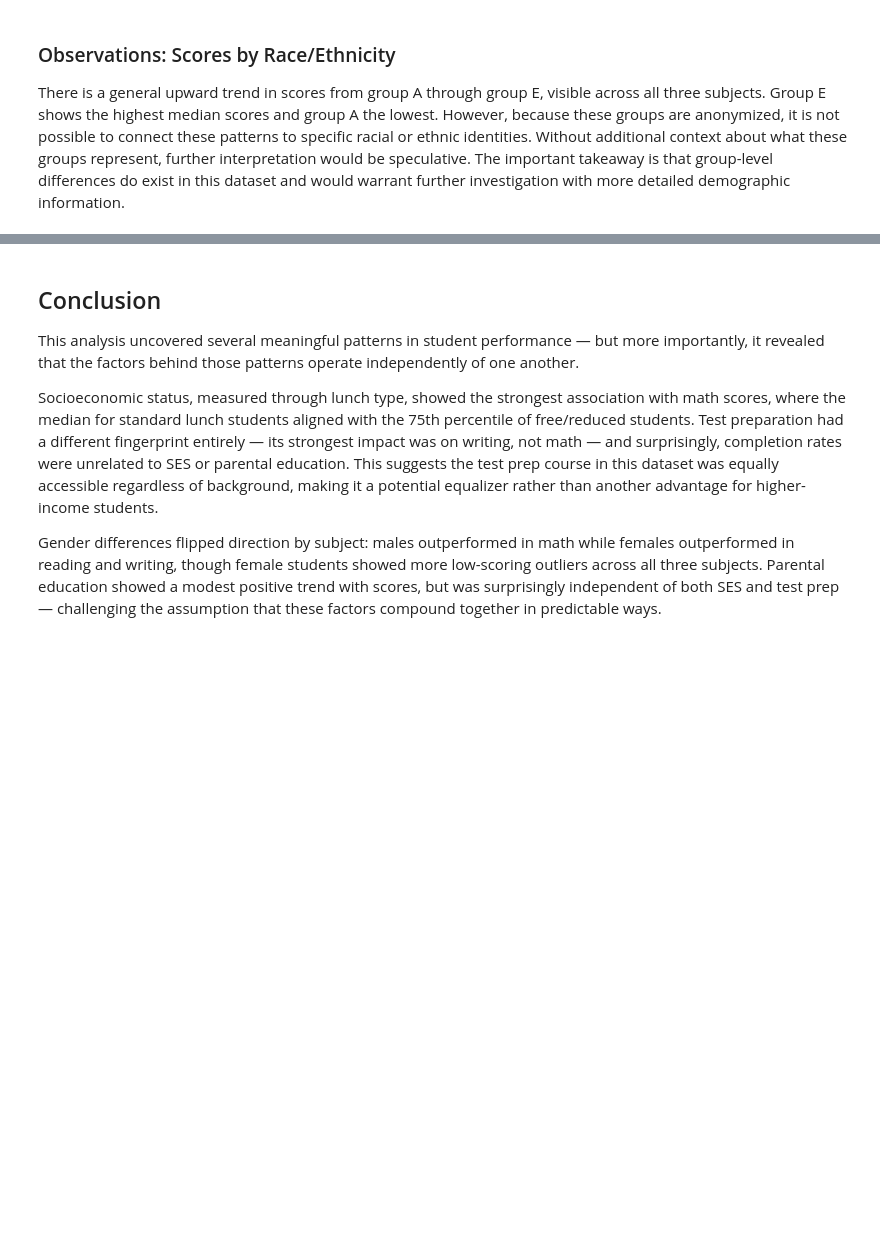
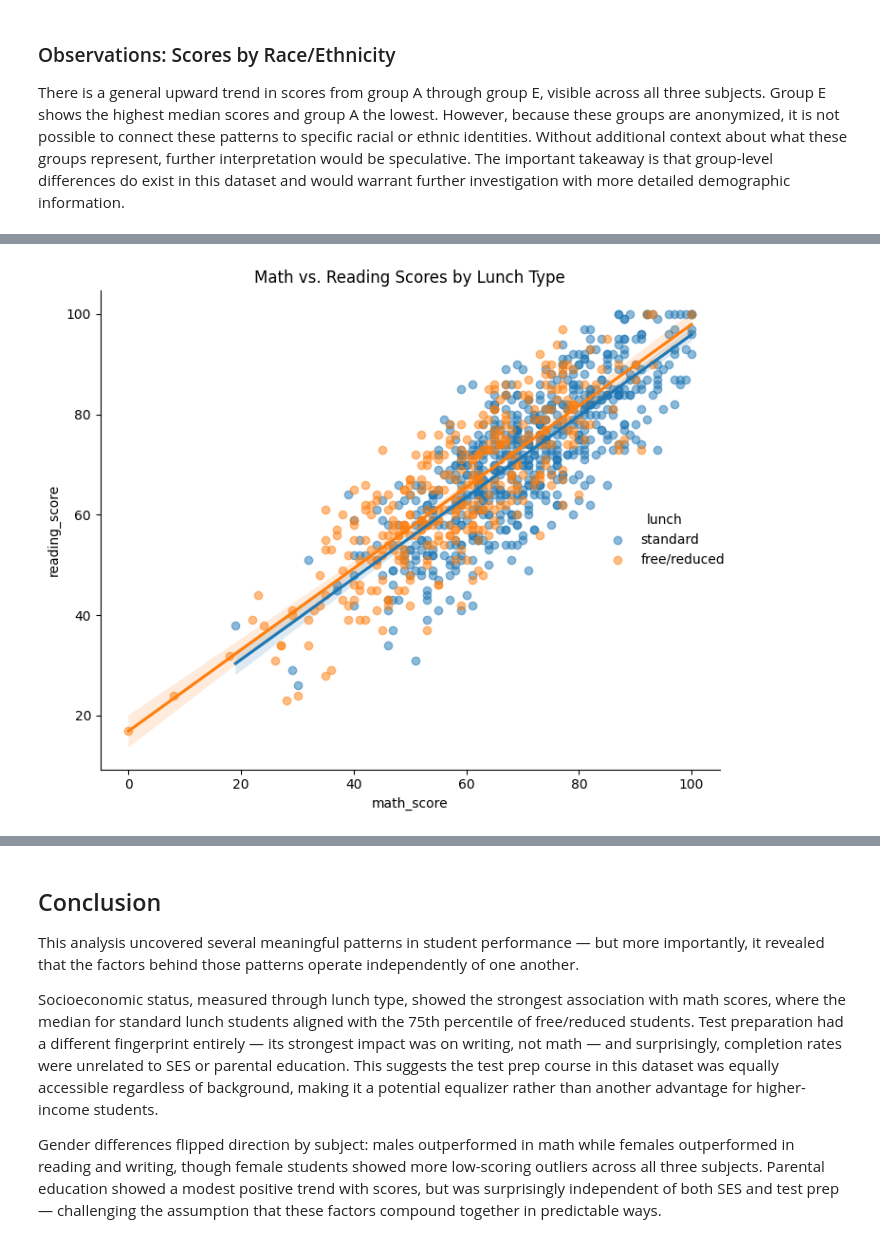
Before and after one commit to gracetulsi/datafun-06-eda, a Jupyter notebook: gracetulsi_eda.ipynb, the cells around one changed output, grey strips where cells are left out. Drawn from its saved outputs; the diff is of its cells as text; code cells hidden in the pictures; blank space fills up the shorter version.

```diff
--- a/gracetulsi_eda.ipynb
+++ b/gracetulsi_eda.ipynb
@@ -492,0 +499,9 @@ There is a general upward trend in scores from group A through group E, visible
+# %%
+# Scatter plot with trend lines by lunch type
+sns.lmplot(x='math_score', y='reading_score', hue='lunch', data=df,
+           height=6, aspect=1.0, scatter_kws={'alpha': 0.5})
+plt.title('Math vs. Reading Scores by Lunch Type')
+plt.tight_layout()
+plt.show()
+# %% [output]
+[figure, added]
```
Also changed, not shown: parts of 3 cells of this notebook.
